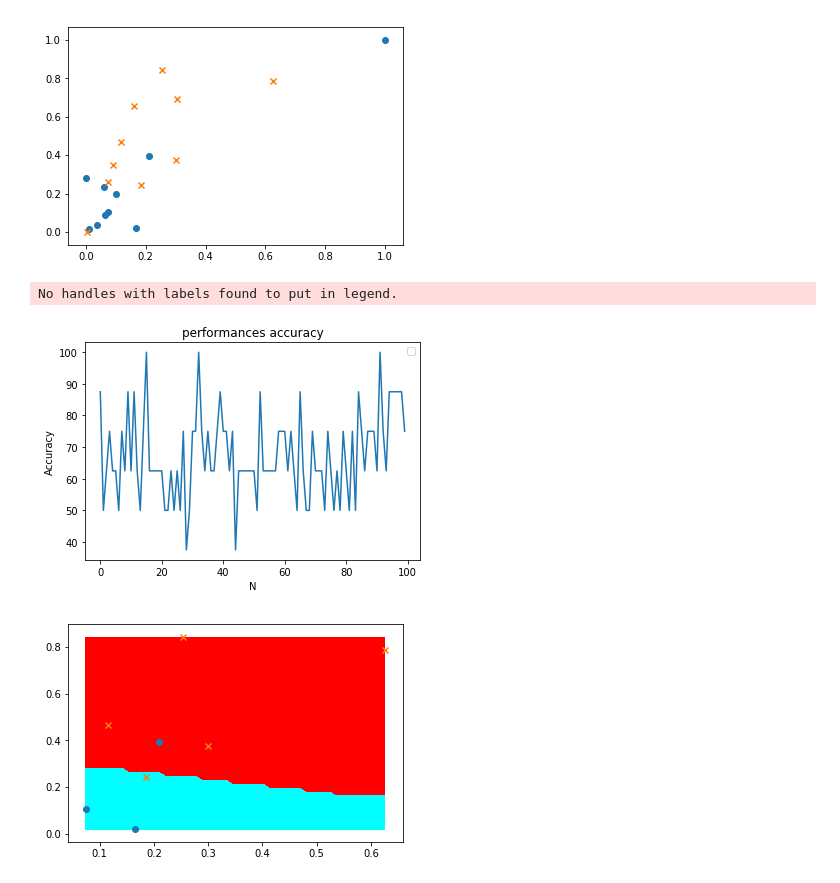
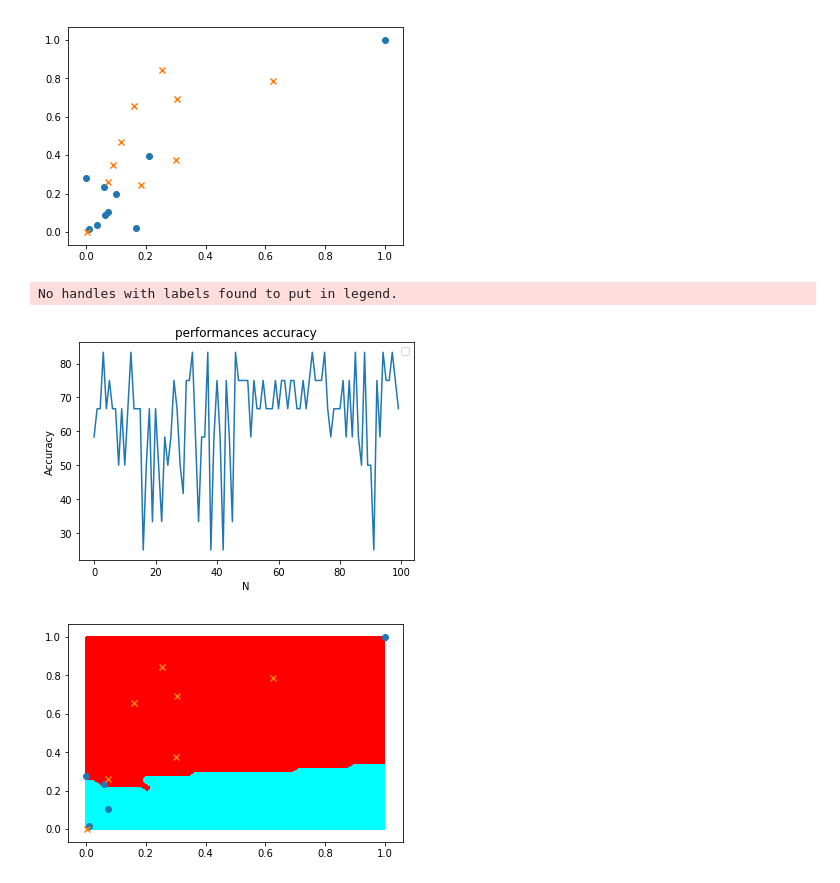
Before and after one commit to ohouens/3i026, a Jupyter notebook: projet/Analyse de données de films.ipynb, the cells around one changed output. Cells and saved outputs as stored; diff of their text form; code cells hidden in the pictures.

```diff
--- a/projet/Analyse de données de films.ipynb
+++ b/projet/Analyse de données de films.ipynb
@@ -159,8 +163,8 @@ ut.plot2DSet(une_base)
 # %%
 #ut.affiche_base(une_base)
 knn = cl.ClassifierKNN(une_base.getInputDimension(), 3)
-ut.super_entrainement(100, une_base, knn, False)
+ut.super_entrainement(100, une_base, knn, 40)
 # %% [output]
 No handles with labels found to put in legend.
-[figure, old version]
+[figure, new version]
-[figure, old version]
+[figure, new version]
```
Also changed, not shown: parts of 5 cells of this notebook, 2 other files.
